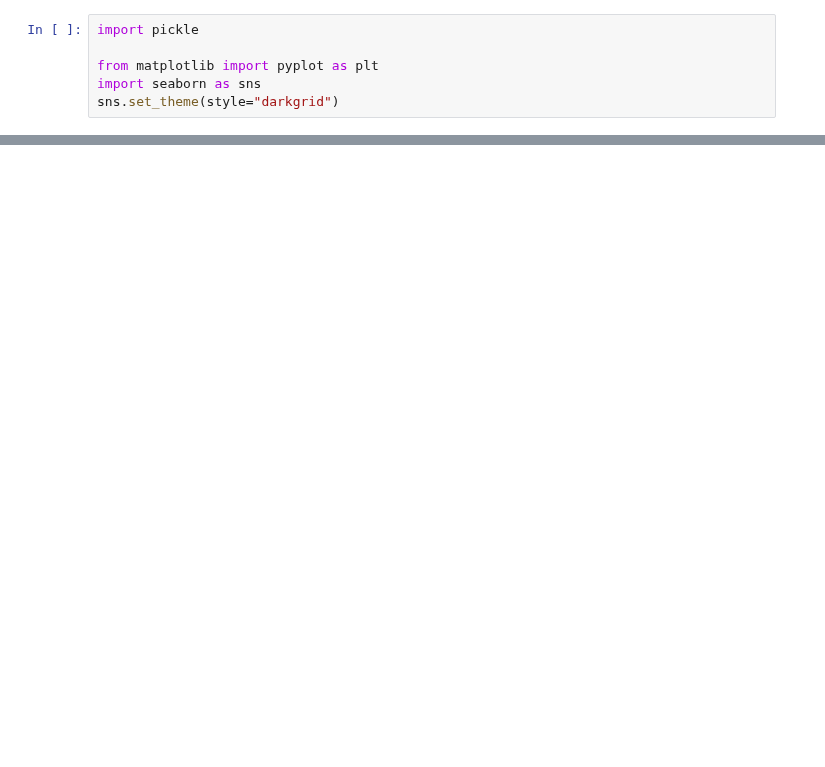
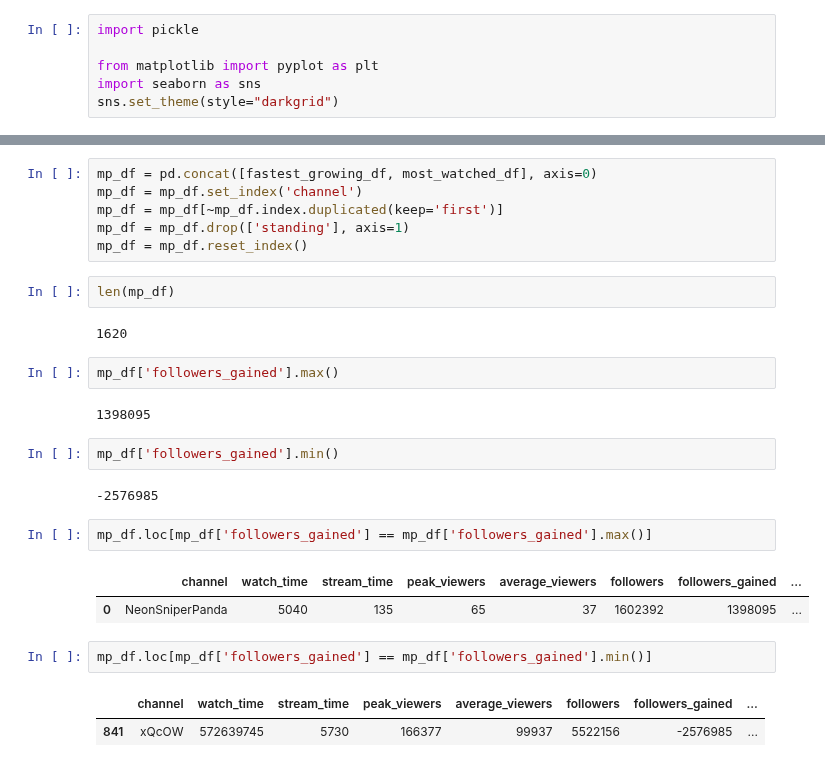
Before and after one commit to michaelbahchevanov/stream-me, a Jupyter notebook: EDA.ipynb, the cells around one changed output, grey strips where cells are left out. Drawn from its saved outputs; the diff is of its cells as text; blank space fills up the shorter version.

```diff
--- a/EDA.ipynb
+++ b/EDA.ipynb
@@ -797,0 +803,28 @@ games_df.head()
+# %%
+mp_df = pd.concat([fastest_growing_df, most_watched_df], axis=0)
+mp_df = mp_df.set_index('channel')
+mp_df = mp_df[~mp_df.index.duplicated(keep='first')]
+mp_df = mp_df.drop(['standing'], axis=1)
+mp_df = mp_df.reset_index()
+# %%
+len(mp_df)
+# %% [output]
+1620
+# %%
+mp_df['followers_gained'].max()
+# %% [output]
+1398095
+# %%
+mp_df['followers_gained'].min()
+# %% [output]
+-2576985
+# %%
+mp_df.loc[mp_df['followers_gained'] == mp_df['followers_gained'].max()]
+# %% [output]
+|  | channel | watch_time | stream_time | peak_viewers | average_viewers | followers | followers_gained | ... |
+| 0 | NeonSniperPanda | 5040 | 135 | 65 | 37 | 1602392 | 1398095 | ... |
+# %%
+mp_df.loc[mp_df['followers_gained'] == mp_df['followers_gained'].min()]
+# %% [output]
+|  | channel | watch_time | stream_time | peak_viewers | average_viewers | followers | followers_gained | ... |
+| 841 | xQcOW | 572639745 | 5730 | 166377 | 99937 | 5522156 | -2576985 | ... |
```
Also changed, not shown: parts of 28 cells of this notebook.
